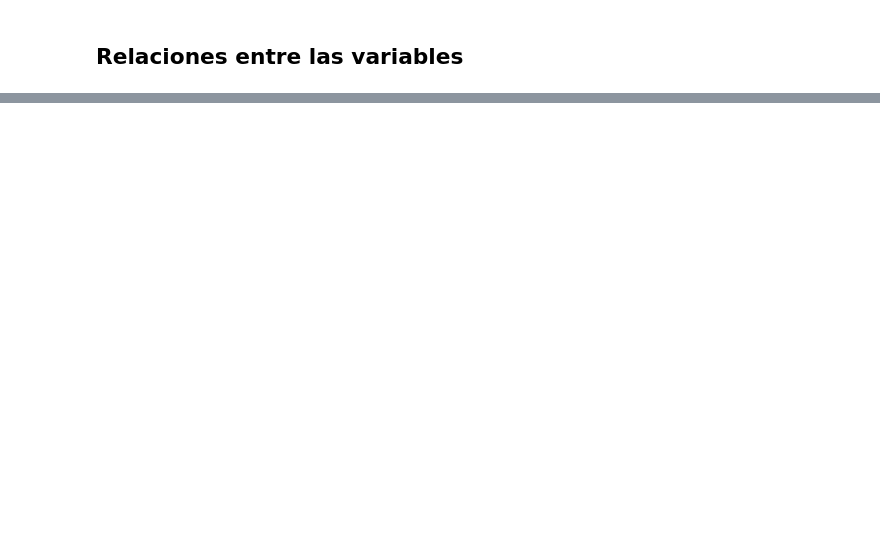
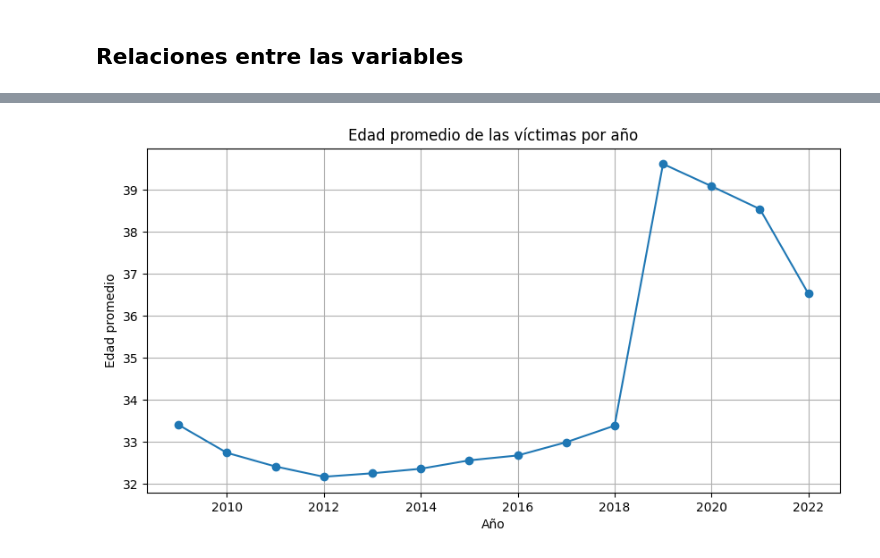
Before and after one commit to ecarcamo/pry1-data-mining, a Jupyter notebook: data/main.ipynb, the cells around one changed output, grey strips where cells are left out. Saved outputs shown, nothing was run; the diff lists cells and outputs as text; code cells hidden in the pictures; blank space fills up the shorter version.

```diff
--- a/data/main.ipynb
+++ b/data/main.ipynb
@@ -495,0 +602,12 @@ plt.show()
+# %%
+#edad promedio víctimas por año
+edad_promedio = df.groupby('ANO')['VIC_EDAD'].mean().reset_index()
+plt.figure(figsize=(10,5))
+plt.plot(edad_promedio['ANO'], edad_promedio['VIC_EDAD'], marker='o')
+plt.title("Edad promedio de las víctimas por año")
+plt.xlabel("Año")
+plt.ylabel("Edad promedio")
+plt.grid()
+plt.show()
+# %% [output]
+[figure, added]
```
Also changed, not shown: parts of 8 cells of this notebook.
